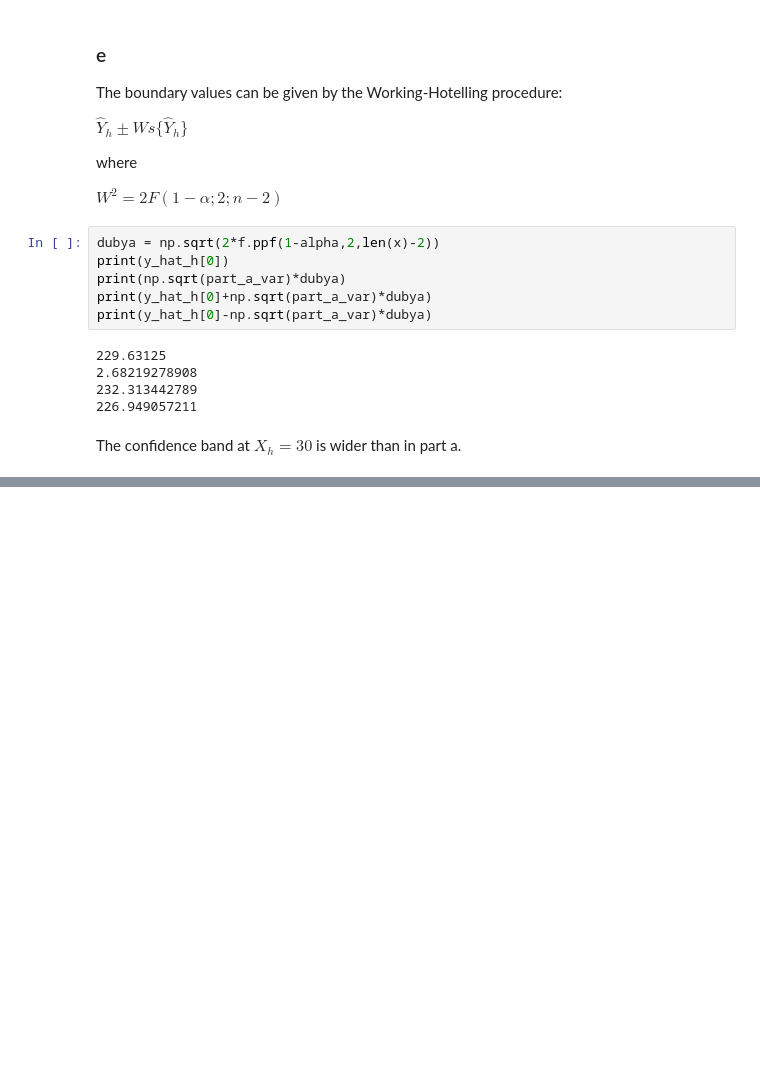
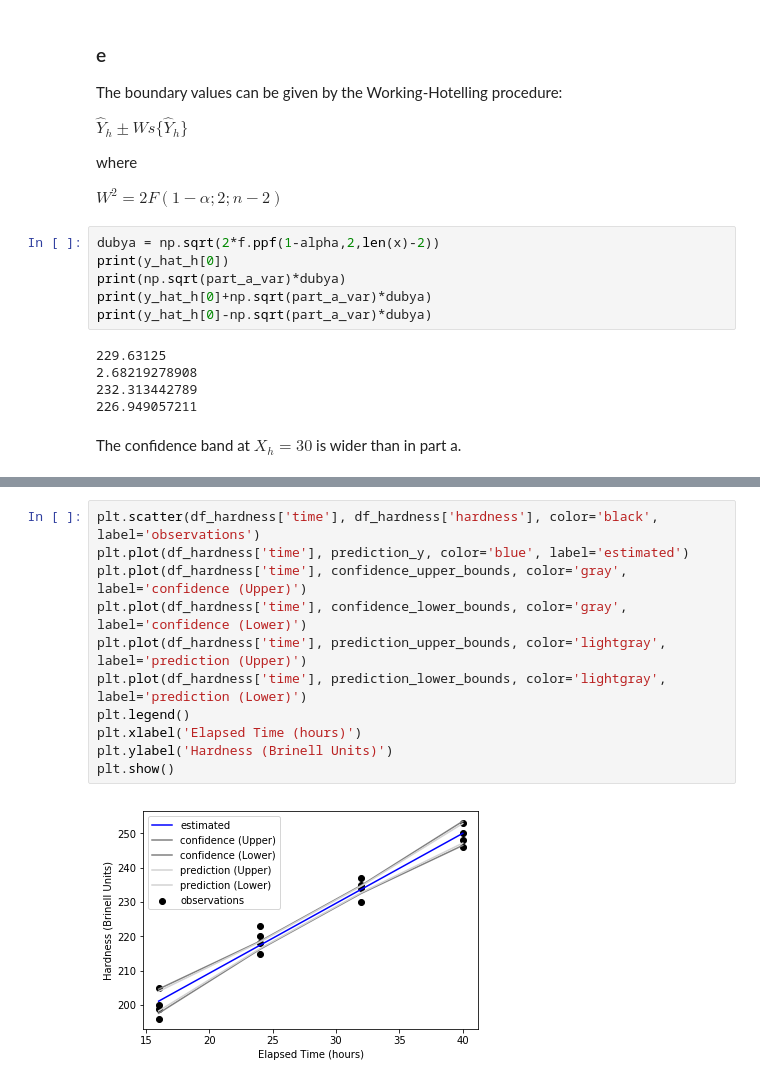
Before and after one commit to jessegahlla/applied_linear_statistical_models, a Jupyter notebook: ch01/HW 2.ipynb, the cells around one changed output, grey strips where cells are left out. Drawn from its saved outputs; the diff is of its cells as text; blank space fills up the shorter version.

```diff
--- a/ch01/HW 2.ipynb
+++ b/ch01/HW 2.ipynb
@@ -300,0 +342,13 @@ The confidence band at $X_h = 30$ is wider than in part a.
+# %%
+plt.scatter(df_hardness['time'], df_hardness['hardness'], color='black', label='observations')
+plt.plot(df_hardness['time'], prediction_y, color='blue', label='estimated')
+plt.plot(df_hardness['time'], confidence_upper_bounds, color='gray', label='confidence (Upper)')
+plt.plot(df_hardness['time'], confidence_lower_bounds, color='gray', label='confidence (Lower)')
+plt.plot(df_hardness['time'], prediction_upper_bounds, color='lightgray', label='prediction (Upper)')
+plt.plot(df_hardness['time'], prediction_lower_bounds, color='lightgray', label='prediction (Lower)')
+plt.legend()
+plt.xlabel('Elapsed Time (hours)')
+plt.ylabel('Hardness (Brinell Units)')
+plt.show()
+# %% [output]
+[figure, added]
```
Also changed, not shown: parts of 2 cells of this notebook.
